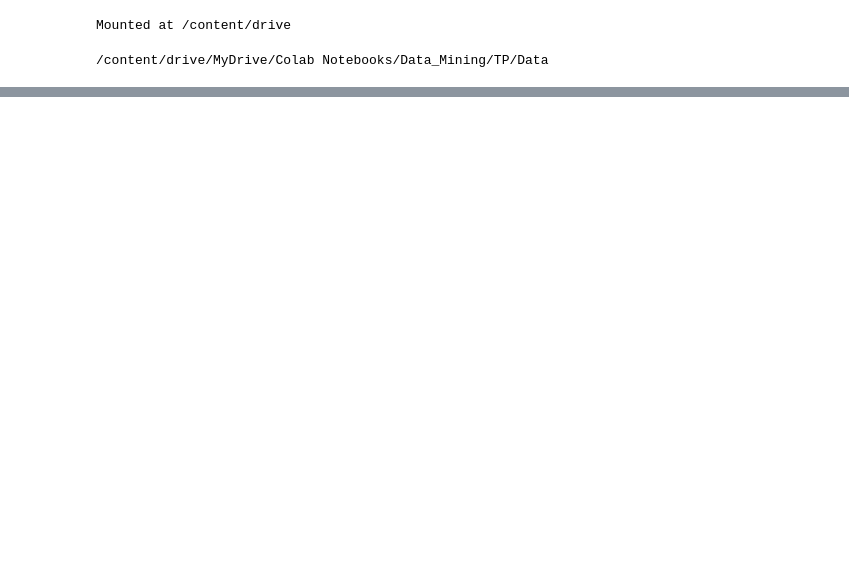
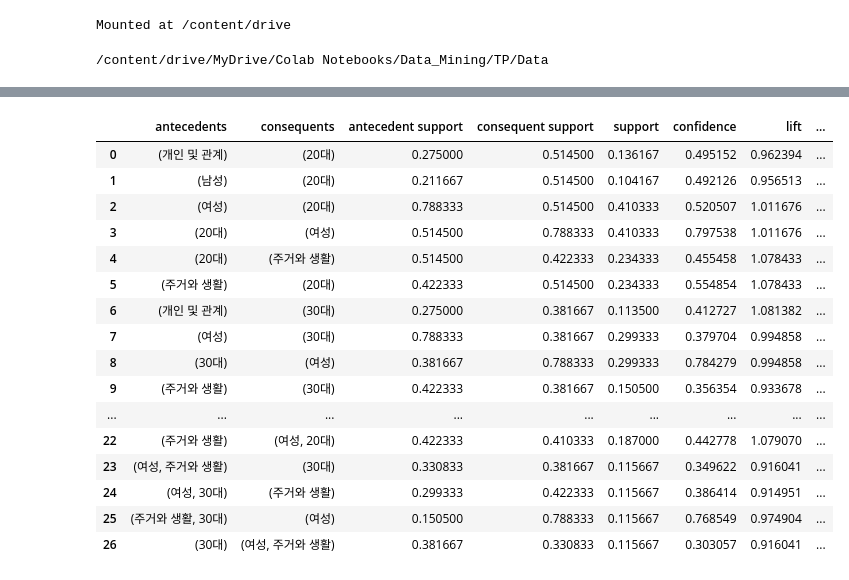
Before and after one commit to 201820722/SNS_HEAT, a Jupyter notebook: Sns_trend.ipynb, the cells around one changed output, grey strips where cells are left out. Saved outputs shown, nothing was run; the diff lists cells and outputs as text; code cells hidden in the pictures; blank space fills up the shorter version.

Commit message:
성별과 나이에 따른 topic 트렌드 분석 (개발용/임시)

```diff
--- a/Sns_trend.ipynb
+++ b/Sns_trend.ipynb
@@ -161,0 +118,7 @@ print(conversation_df)
+# %%
+df['topic'] = df['topic'].apply(lambda x: str(x))
+df['sex'] = df['sex'].apply(lambda x: str(x))
+df['age'] = df['age'].apply(lambda x: str(x))
+data = df
+data = data.to_numpy()
+data
@@ -161,0 +133,8 @@ print(conversation_df)
+# %%
+# res = generate_association_rules(data)
+# res = pd.DataFrame(res)
+# res
+
+res = apriori(data, min_support=0.1, use_colnames=True)
+res = pd.DataFrame(res, columns=['itemsets', 'support', 'ordered_statistics'])
+res
@@ -162,2 +159,23 @@ print(conversation_df)
+# %%
+rules = association_rules(res, metric="confidence", min_threshold=0.3)
+rules
+# %% [output]
+|  | antecedents | consequents | antecedent support | consequent support | support | confidence | lift | ... |
+| 0 | (개인 및 관계) | (20대) | 0.275000 | 0.514500 | 0.136167 | 0.495152 | 0.962394 | ... |
+| 1 | (남성) | (20대) | 0.211667 | 0.514500 | 0.104167 | 0.492126 | 0.956513 | ... |
+| 2 | (여성) | (20대) | 0.788333 | 0.514500 | 0.410333 | 0.520507 | 1.011676 | ... |
+| 3 | (20대) | (여성) | 0.514500 | 0.788333 | 0.410333 | 0.797538 | 1.011676 | ... |
+| 4 | (20대) | (주거와 생활) | 0.514500 | 0.422333 | 0.234333 | 0.455458 | 1.078433 | ... |
+| 5 | (주거와 생활) | (20대) | 0.422333 | 0.514500 | 0.234333 | 0.554854 | 1.078433 | ... |
+| 6 | (개인 및 관계) | (30대) | 0.275000 | 0.381667 | 0.113500 | 0.412727 | 1.081382 | ... |
+| 7 | (여성) | (30대) | 0.788333 | 0.381667 | 0.299333 | 0.379704 | 0.994858 | ... |
+| 8 | (30대) | (여성) | 0.381667 | 0.788333 | 0.299333 | 0.784279 | 0.994858 | ... |
+| 9 | (주거와 생활) | (30대) | 0.422333 | 0.381667 | 0.150500 | 0.356354 | 0.933678 | ... |
+| ... | ... | ... | ... | ... | ... | ... | ... | ... |
+| 22 | (주거와 생활) | (여성, 20대) | 0.422333 | 0.410333 | 0.187000 | 0.442778 | 1.079070 | ... |
+| 23 | (여성, 주거와 생활) | (30대) | 0.330833 | 0.381667 | 0.115667 | 0.349622 | 0.916041 | ... |
+| 24 | (여성, 30대) | (주거와 생활) | 0.299333 | 0.422333 | 0.115667 | 0.386414 | 0.914951 | ... |
+| 25 | (주거와 생활, 30대) | (여성) | 0.150500 | 0.788333 | 0.115667 | 0.768549 | 0.974904 | ... |
+| 26 | (30대) | (여성, 주거와 생활) | 0.381667 | 0.330833 | 0.115667 | 0.303057 | 0.916041 | ... |
 # %%
 # 기계학습 모델 생성 및 평가
```
Also changed, not shown: parts of 11 cells of this notebook.
